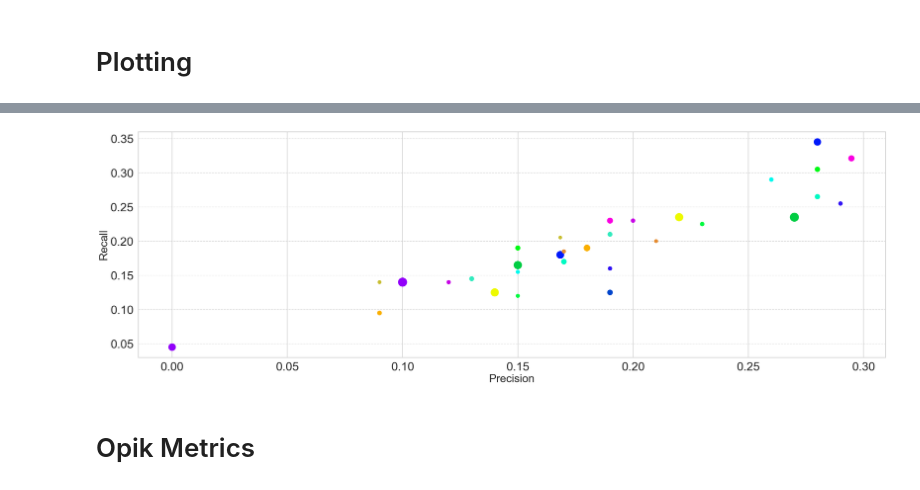
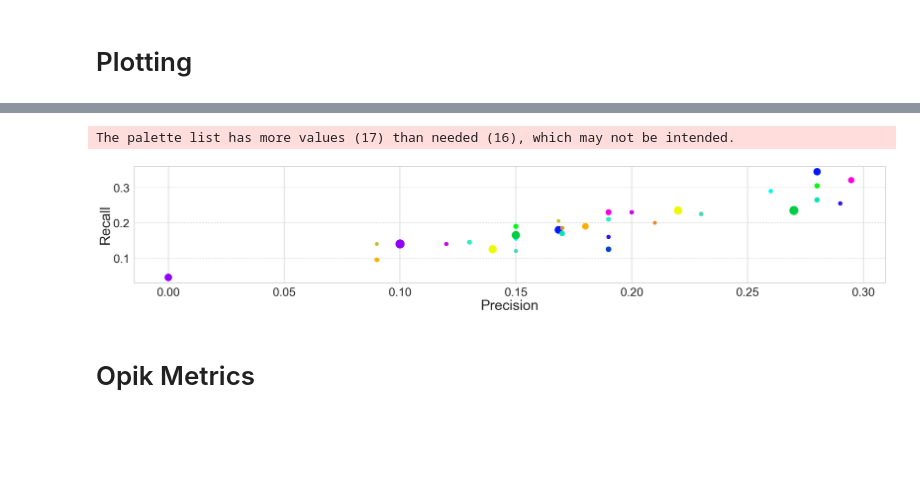
Before and after one commit to maxistaebler/eKNOW_2025, a Jupyter notebook: notebooks/graphrag_response_evaluation_v2.ipynb, the cells around one changed output, grey strips where cells are left out. Cells and saved outputs as stored; diff of their text form; code cells hidden in the pictures; blank space fills up the shorter version.

```diff
--- a/notebooks/graphrag_response_evaluation_v2.ipynb
+++ b/notebooks/graphrag_response_evaluation_v2.ipynb
@@ -374,7 +457,7 @@ import seaborn as sns
 import matplotlib.pyplot as plt
 
 def config_seaborn():
-    palette = ["#fa00e1", "#0019fa", "#00fa15", "#00faee", "#faaf00", "#9200fa", "#edfa00", "#c805e6", "#3214f5", "#0046cc", "#00cd43", "#00fa40", "#00fac3", "#32ebbe", "#c8be30", "#e58c32", "#a723c8"]
+    palette = ["#fa00e1", "#0019fa", "#00fa15", "#00faee", "#faaf00", "#9200fa", "#edfa00", "#c805e6", "#3214f5", "#0046cc", "#00cd43", "#49d7b8", "#03e5b3", "#32ebbe", "#c8be30", "#e58c32", "#a723c8"]
     sns_palette = sns.color_palette(palette, len(palette))
     sns.set_style('whitegrid')
     sns.set_context('talk')
@@ -547,41 +662,42 @@ scatter_df = final_df_opik.groupby(['model', 'access', 'user'])[['response_time'
 # Apply to a single column
 # scatter_df['normalized_response_time'] = min_max_scaling(scatter_df['response_time'])
 # Create figure
-plt.figure(figsize=(30, 10))
+plt.figure(figsize=(30,6))
 
 # Create grouped bar plot
 ax = sns.scatterplot(
     x="context_precision",
     y="context_recall",
     hue="model",
     size="response_time",
     palette=palette,
     sizes=(100, 600),
     linewidth=0,
     data=scatter_df,
 )
 # rect = Rectangle((7, 0.5), 3, 0.5, color='gray', alpha=0.5, transform=ax.transData)
 # ax.add_patch(rect)
 # ax.text(8.5, 0.75, 'better performance', color='black', fontsize=10, ha='center', va='center')
 
 # Customize plot
 # plt.title('Statistical Measures Across Embedding Models', pad=20, size=14)
-plt.xlabel('Precision', size=30)
-plt.ylabel('Recall', size=30)
+plt.xlabel('Precision', size=38)
+plt.ylabel('Recall', size=38)
 plt.legend('', frameon=False)
 plt.tick_params(axis='both', labelsize=32)
 
 # Add grid for better readability
 plt.grid(True, axis='y', linestyle='--', alpha=0.7)
 
 # Adjust layout
 plt.tight_layout()
 
-# plt.savefig('./plots/model_precision_recall_performance.png', dpi=300)
+plt.savefig('./plots/model_precision_recall_performance.png', dpi=300)
 # Show plot
 plt.show()
 # %% [output]
+The palette list has more values (17) than needed (16), which may not be intended.
-[figure, old version]
+[figure, new version]
 # %% [markdown]
 # Opik Metrics
 # %%
```
Also changed, not shown: parts of 12 cells of this notebook, 5 other files.
